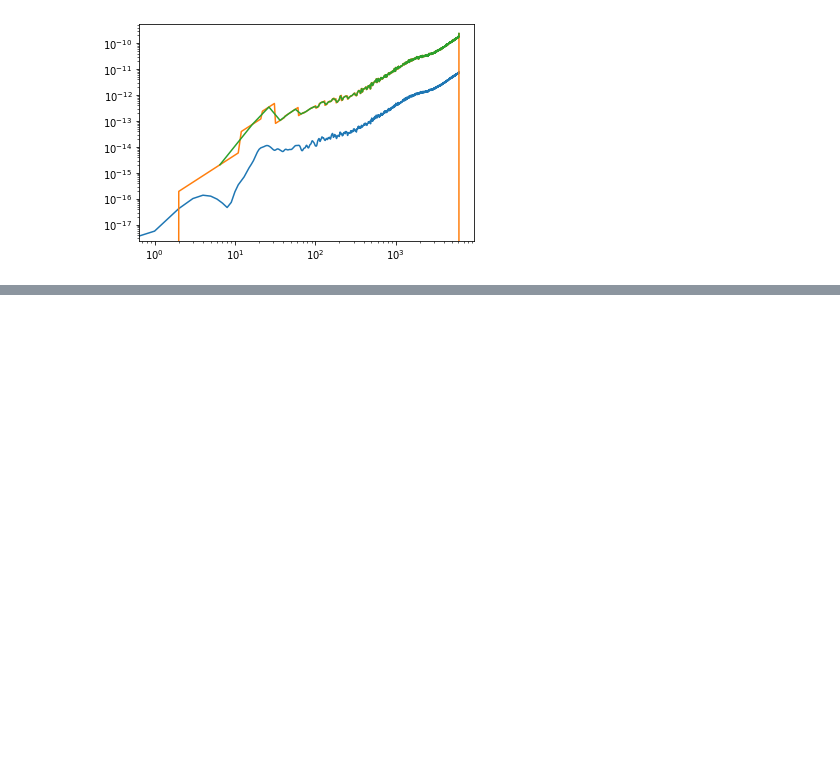
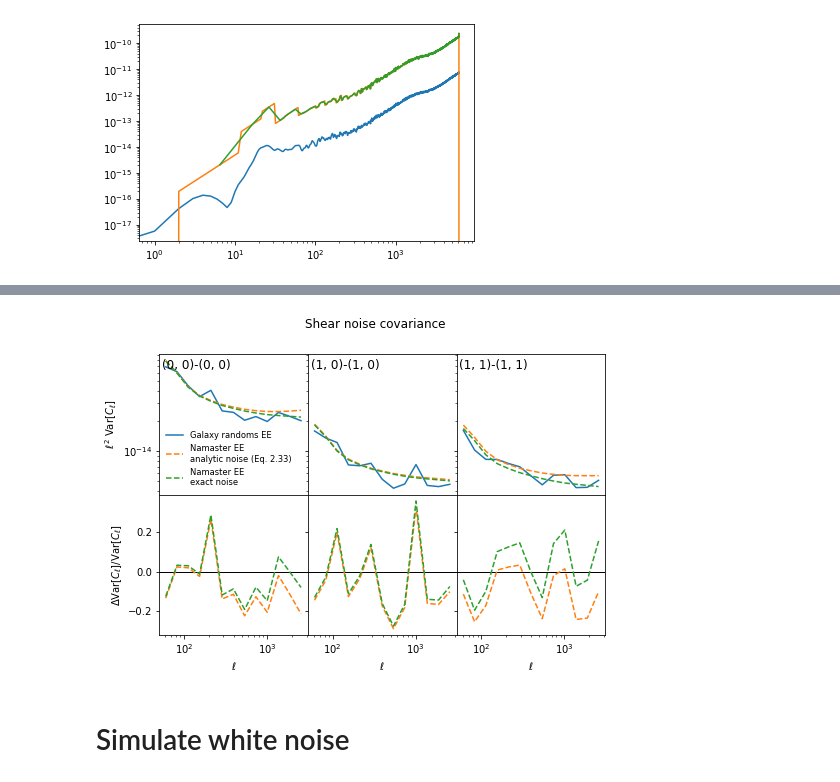
Before and after one commit to tilmantroester/KiDS-1000xtSZ, a Jupyter notebook: notebooks/covariance_shenanigans.ipynb, the cells around one changed output, grey strips where cells are left out. Saved outputs shown, nothing was run; the diff lists cells and outputs as text; code cells hidden in the pictures; blank space fills up the shorter version.

```diff
--- a/notebooks/covariance_shenanigans.ipynb
+++ b/notebooks/covariance_shenanigans.ipynb
@@ -405,0 +608,56 @@ np.load("../results/measurements/shear_KiDS1000_y_ACT_BN_namaster/pymaster_bandp
+# %%
+cov_gaussian_EE_EE_naive = []
+
+for (idx_a1, idx_a2), (idx_b1, idx_b2) in SHEAR_COV_BINS:
+    A_eff = (A_KiDS[idx_a1]*A_KiDS[idx_a2]*A_KiDS[idx_b1]*A_KiDS[idx_b2])**(1/4)
+    fsky_eff = A_eff/(4*PI*(180/PI)**2)
+
+    cov = 1/(fsky_eff*(2*ell+1))*(Cl_N[(idx_a1, idx_b1)]*Cl_N[(idx_a2, idx_b2)] + Cl_N[(idx_a1, idx_b2)]*Cl_N[(idx_a2, idx_b1)])
+
+    cov_gaussian_EE_EE_naive += [BIN_OPERATOR_SQUARED @ cov[:n_ell]]
+# %%
+fig, ax = plt.subplots(2, 3, sharex=True, sharey="row", squeeze=False, figsize=(8, 5))
+fig.subplots_adjust(hspace=0, wspace=0.0, bottom=0.1)
+
+for i, ((idx_a1, idx_a2), (idx_b1, idx_b2)) in enumerate(SHEAR_COV_BINS):
+    ell_eff = BIN_OPERATOR @ np.arange(n_ell)
+    u = ell_eff**2
+
+    ax[1, i].axhline(0, c="k", lw=1)
+
+    cov = cov_random_shear_EE[randoms_cov_slice[(idx_a1, idx_a2)], randoms_cov_slice[(idx_b1, idx_b2)]]
+    var_randoms = np.diag(cov)
+    # ax[0, i].loglog(ell_eff, u*var_randoms, ls="-", label=f"Randoms EE")
+
+    if (idx_a1, idx_a2) == (idx_b1, idx_b2):
+        var_true_randoms = np.var(true_random_shear_EE[(idx_a1, idx_a2)], axis=0, ddof=1)
+        ax[0, i].loglog(ell_eff, u*var_true_randoms, ls="-", label=f"Galaxy randoms EE")
+
+    cov = cov_gaussian_EE_EE[i]
+    var = np.diag(cov)
+    ax[0, i].loglog(ell_eff, u*var, ls="--", c="C1", label=f"Namaster EE\nanalytic noise (Eq. 2.33)")
+    # ax[1, i].semilogx(ell_eff, var_randoms/var-1, ls="--", c="C1")
+    ax[1, i].semilogx(ell_eff, var_true_randoms/var-1, ls="--", c="C1")
+
+    cov = cov_gaussian_EE_EE_exact_noise[i]
+    var = np.diag(cov)
+    ax[0, i].loglog(ell_eff, u*var, ls="--", c="C2", label=f"Namaster EE\nexact noise")
+    # ax[1, i].semilogx(ell_eff, var_randoms/var-1, ls="--", c="C2")
+    ax[1, i].semilogx(ell_eff, var_true_randoms/var-1, ls="--", c="C2")
+
+    ax[1, i].set_xlabel(r"$\ell$")
+    ax[0, i].set_title(f"{(idx_a1, idx_a2)}-{(idx_b1, idx_b2)}", x=0.25, y=0.85)
+
+    ax[0, i].set_yscale("log")
+
+ax[0, 0].set_ylabel(r"$\ell^2\ {\rm Var}[C_\ell]$")
+ax[1, 0].set_ylabel(r"$\Delta{\rm Var}[C_\ell]/{\rm Var}[C_\ell]$")
+
+ax[0, 0].legend(frameon=False, fontsize="small")
+
+fig.suptitle("Shear noise covariance")
+fig.savefig("plots/shear_noise_cov.png", facecolor="w", dpi=300)
+# %% [output]
+[figure, added]
+# %% [markdown]
+# Simulate white noise
```
Also changed, not shown: parts of 36 cells of this notebook, 5 other files.
